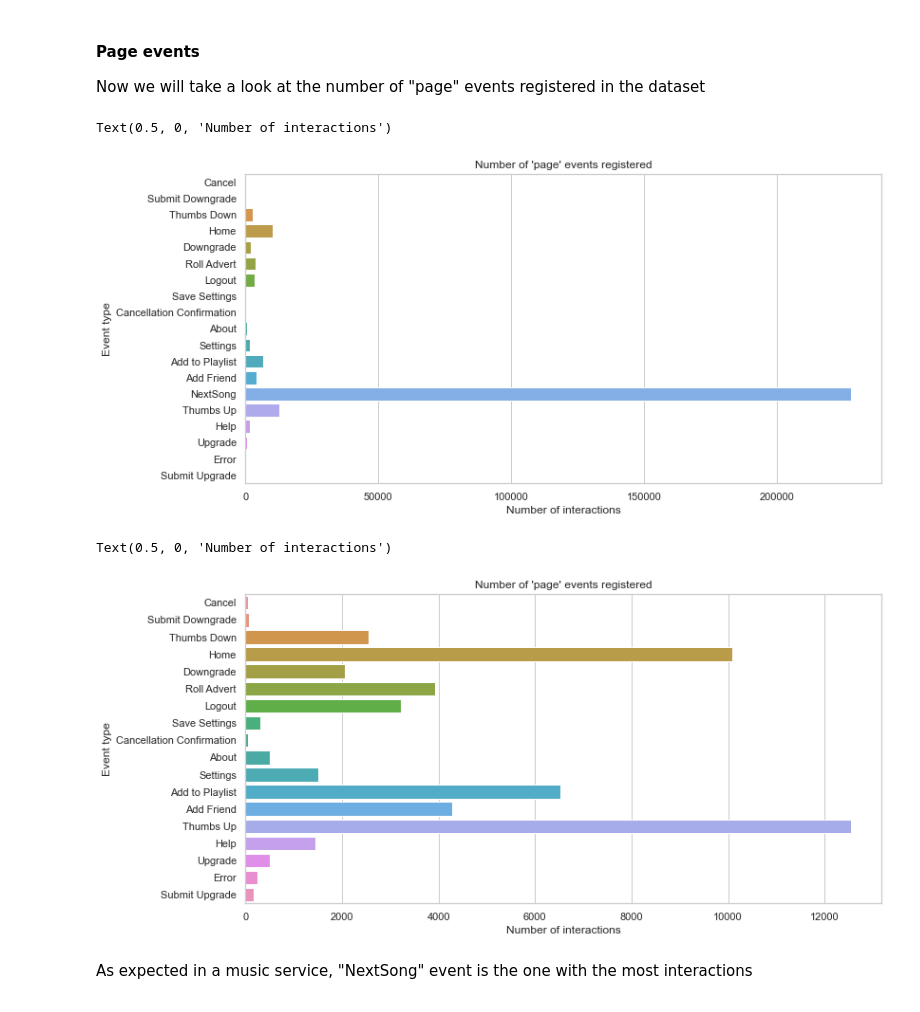
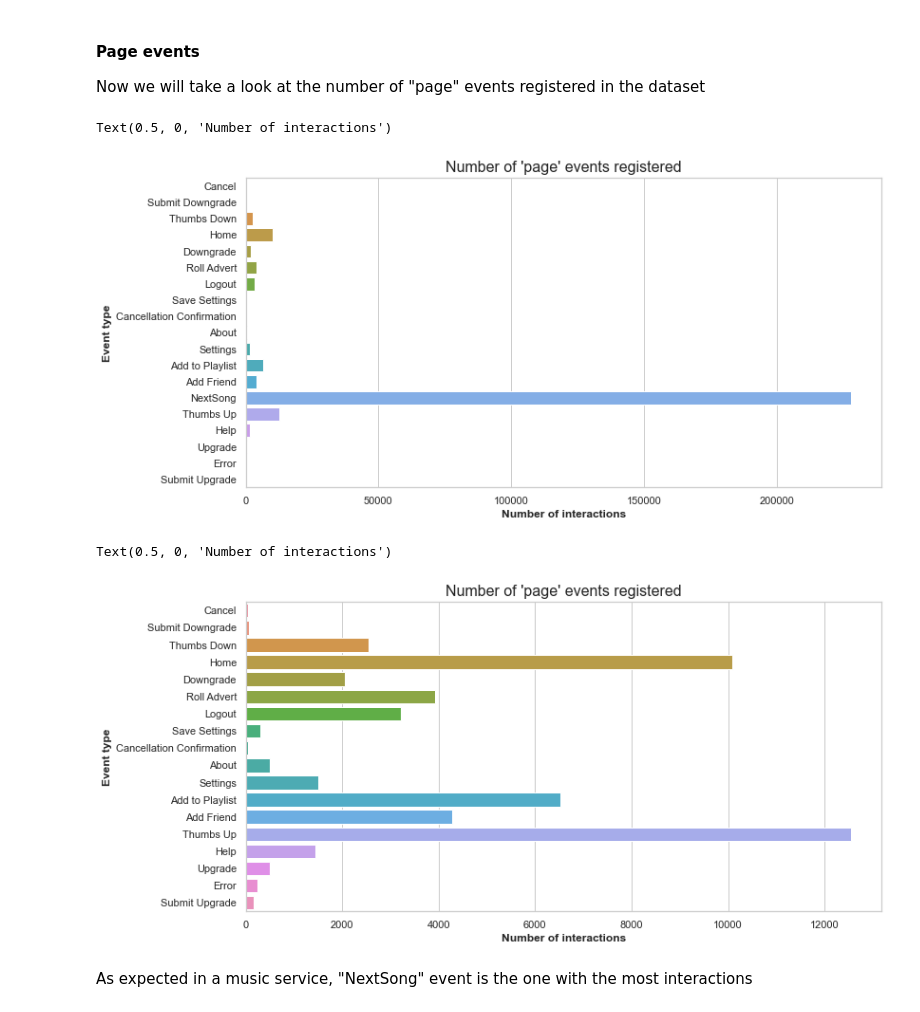
Before and after one commit to pedflotor/Sparkify-Churn-Prediction, a Jupyter notebook: Sparkify.ipynb, the cells around one changed output. Drawn from its saved outputs; the diff is of its cells as text; code cells hidden in the pictures.

```diff
--- a/Sparkify.ipynb
+++ b/Sparkify.ipynb
@@ -310,26 +311,26 @@ Now we will take a look at the number of "page" events registered in the dataset
 # %%
 # Number of "page" events registered
 data = sparkify_events.groupby("page").count().alias("count").toPandas()
 plt.figure(figsize=(12, 6))
 sns.set_style("whitegrid")
 ax = sns.barplot(x="count", y="page", data=data)
-ax.set_title("Number of 'page' events registered")
-ax.set_ylabel("Event type")
-ax.set_xlabel("Number of interactions")
+ax.set_title("Number of 'page' events registered", fontsize=16)
+ax.set_ylabel("Event type", fontsize=12, weight='bold')
+ax.set_xlabel("Number of interactions", fontsize=12, weight='bold')
 # %% [output]
 Text(0.5, 0, 'Number of interactions')
-[figure, old version]
+[figure, new version]
 # %%
 # Number of "page" events registered without 'NextSong'
 plt.figure(figsize=(12, 6))
 sns.set_style("whitegrid")
 ax = sns.barplot(x="count", y="page", data=data[data.page!='NextSong'])
-ax.set_title("Number of 'page' events registered")
-ax.set_ylabel("Event type")
-ax.set_xlabel("Number of interactions")
+ax.set_title("Number of 'page' events registered", fontsize=16)
+ax.set_ylabel("Event type", fontsize=12, weight='bold')
+ax.set_xlabel("Number of interactions", fontsize=12, weight='bold')
 # %% [output]
 Text(0.5, 0, 'Number of interactions')
-[figure, old version]
+[figure, new version]
 # %% [markdown]
 As expected in a music service, "NextSong" event is the one with the most interactions
 # %% [markdown]
```
Also changed, not shown: parts of 37 cells of this notebook.
